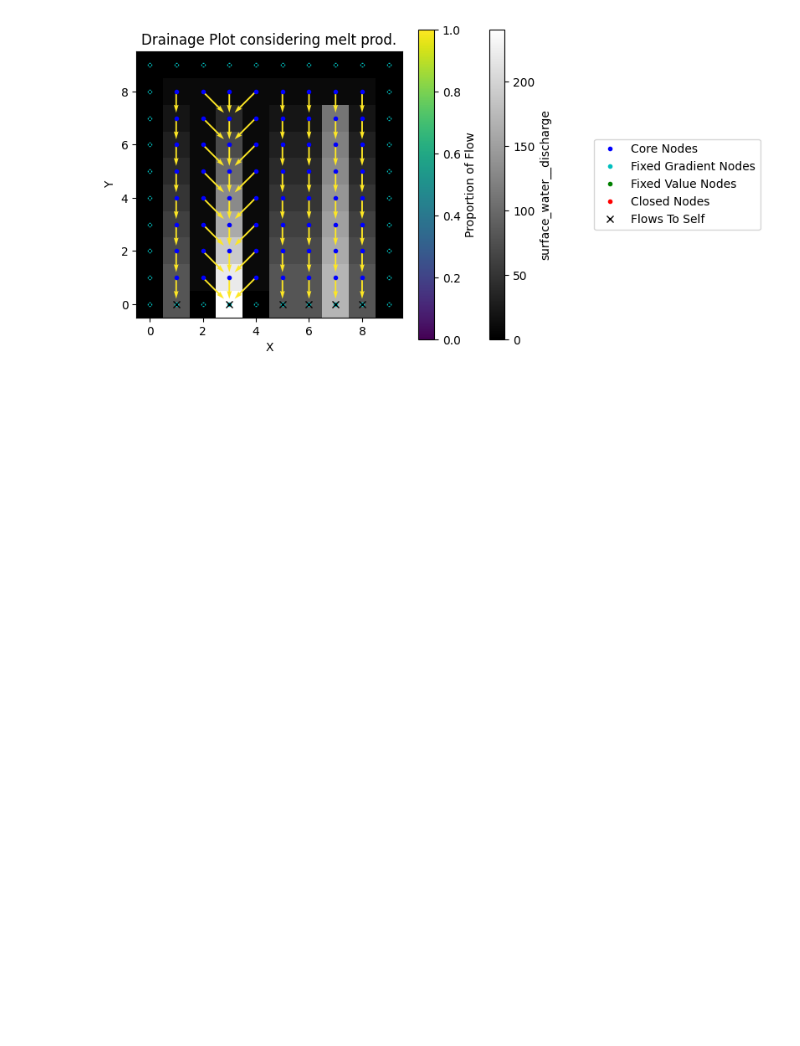
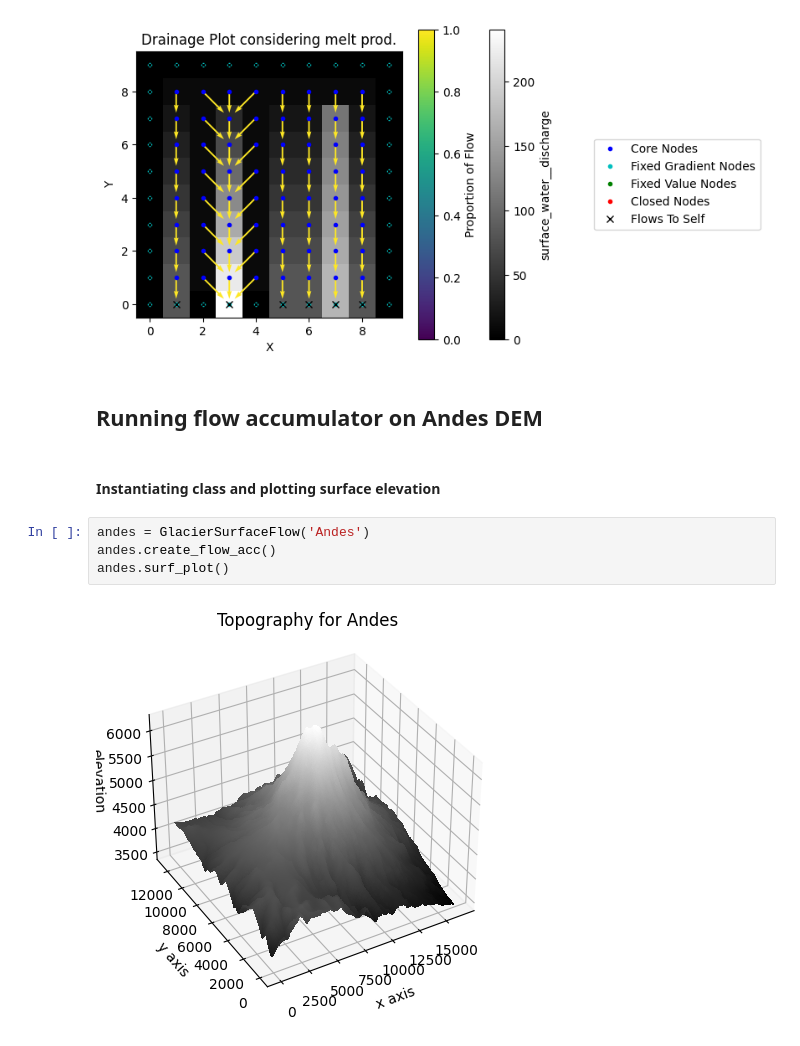
Before and after one commit to csdms-espin/ESPIn_2023_glacial_water_routing, a Jupyter notebook: MeltwaterRunoff_EmilyVersion.ipynb, the cells around one changed output. Saved outputs shown, nothing was run; the diff lists cells and outputs as text; blank space fills up the shorter version.

```diff
--- a/MeltwaterRunoff_EmilyVersion.ipynb
+++ b/MeltwaterRunoff_EmilyVersion.ipynb
@@ -117,3 +155,13 @@ plt.show()
 # %% [output]
 FlowAccumulator found both the field 'water__unit_flux_in' and a provided float or array for the runoff_rate argument. THE FIELD IS BEING OVERWRITTEN WITH THE SUPPLIED RUNOFF_RATE!
 [figure]
+# %% [markdown]
+## Running flow accumulator on Andes DEM
+# %% [markdown]
+#### Instantiating class and plotting surface elevation
+# %%
+andes = GlacierSurfaceFlow('Andes')
+andes.create_flow_acc()
+andes.surf_plot()
+# %% [output]
+[figure, added]
```
Also changed, not shown: parts of 16 cells of this notebook, 1 other file.
